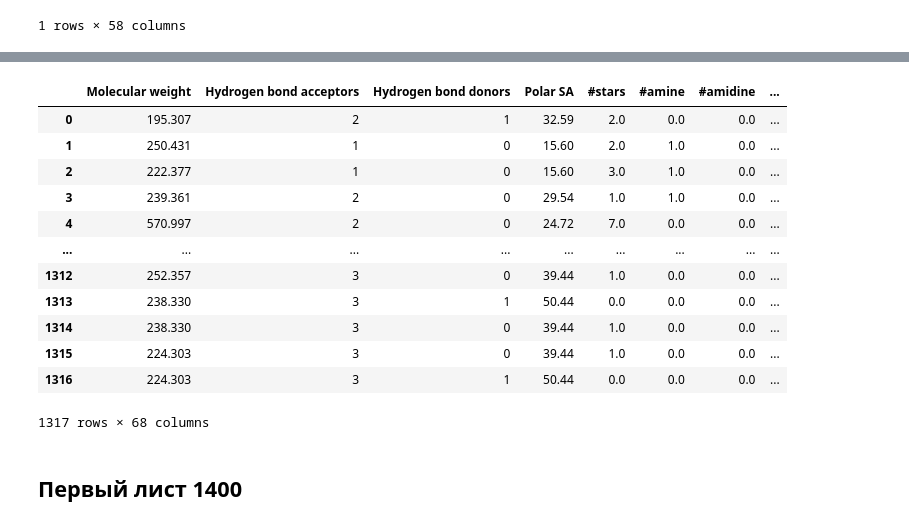
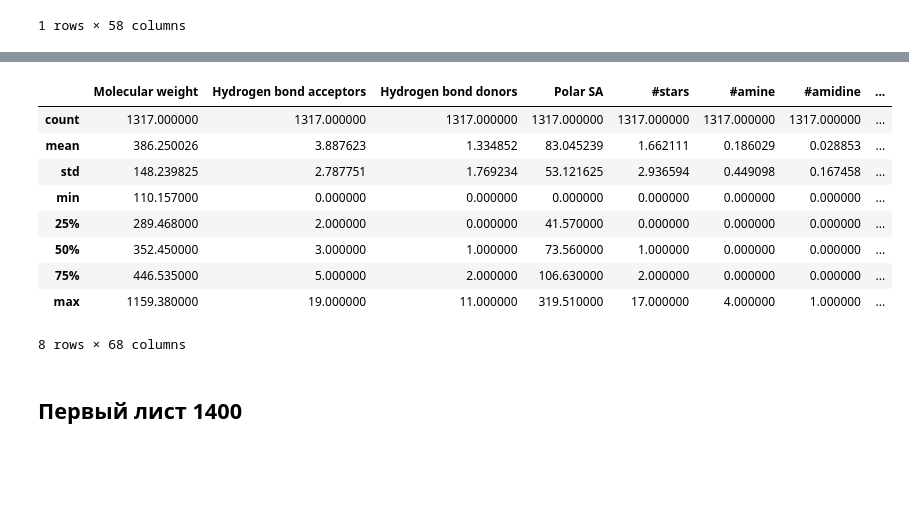
Before and after one commit to oodlbee/drug_prediction, a Jupyter notebook: drug_prediction.ipynb, the cells around one changed output, grey strips where cells are left out. Saved outputs shown, nothing was run; the diff lists cells and outputs as text; code cells hidden in the pictures; blank space fills up the shorter version.

```diff
--- a/drug_prediction.ipynb
+++ b/drug_prediction.ipynb
@@ -136,21 +133,18 @@ y_ic = y["IC50, mmg/ml"]
 y_cc = y["CC50-MDCK, mmg/ml"]
 X_train, X_test, y_train, y_test = train_test_split(X, y_cc,  test_size=0.25, random_state=42)
 # %%
-X
+X.describe()
 # %% [output]
 |  | Molecular weight | Hydrogen bond acceptors | Hydrogen bond donors | Polar SA | #stars | #amine | #amidine | ... |
-| 0 | 195.307 | 2 | 1 | 32.59 | 2.0 | 0.0 | 0.0 | ... |
-| 1 | 250.431 | 1 | 0 | 15.60 | 2.0 | 1.0 | 0.0 | ... |
-| 2 | 222.377 | 1 | 0 | 15.60 | 3.0 | 1.0 | 0.0 | ... |
-| 3 | 239.361 | 2 | 0 | 29.54 | 1.0 | 1.0 | 0.0 | ... |
-| 4 | 570.997 | 2 | 0 | 24.72 | 7.0 | 0.0 | 0.0 | ... |
-| ... | ... | ... | ... | ... | ... | ... | ... | ... |
-| 1312 | 252.357 | 3 | 0 | 39.44 | 1.0 | 0.0 | 0.0 | ... |
-| 1313 | 238.330 | 3 | 1 | 50.44 | 0.0 | 0.0 | 0.0 | ... |
-| 1314 | 238.330 | 3 | 0 | 39.44 | 1.0 | 0.0 | 0.0 | ... |
-| 1315 | 224.303 | 3 | 0 | 39.44 | 1.0 | 0.0 | 0.0 | ... |
-| 1316 | 224.303 | 3 | 1 | 50.44 | 0.0 | 0.0 | 0.0 | ... |
+| count | 1317.000000 | 1317.000000 | 1317.000000 | 1317.000000 | 1317.000000 | 1317.000000 | 1317.000000 | ... |
+| mean | 386.250026 | 3.887623 | 1.334852 | 83.045239 | 1.662111 | 0.186029 | 0.028853 | ... |
+| std | 148.239825 | 2.787751 | 1.769234 | 53.121625 | 2.936594 | 0.449098 | 0.167458 | ... |
+| min | 110.157000 | 0.000000 | 0.000000 | 0.000000 | 0.000000 | 0.000000 | 0.000000 | ... |
+| 25% | 289.468000 | 2.000000 | 0.000000 | 41.570000 | 0.000000 | 0.000000 | 0.000000 | ... |
+| 50% | 352.450000 | 3.000000 | 1.000000 | 73.560000 | 1.000000 | 0.000000 | 0.000000 | ... |
+| 75% | 446.535000 | 5.000000 | 2.000000 | 106.630000 | 2.000000 | 0.000000 | 0.000000 | ... |
+| max | 1159.380000 | 19.000000 | 11.000000 | 319.510000 | 17.000000 | 4.000000 | 1.000000 | ... |
-1317 rows × 68 columns
+8 rows × 68 columns
 # %% [markdown]
 ## Первый лист 1400
 # %%
```
Also changed, not shown: parts of 7 cells of this notebook.
